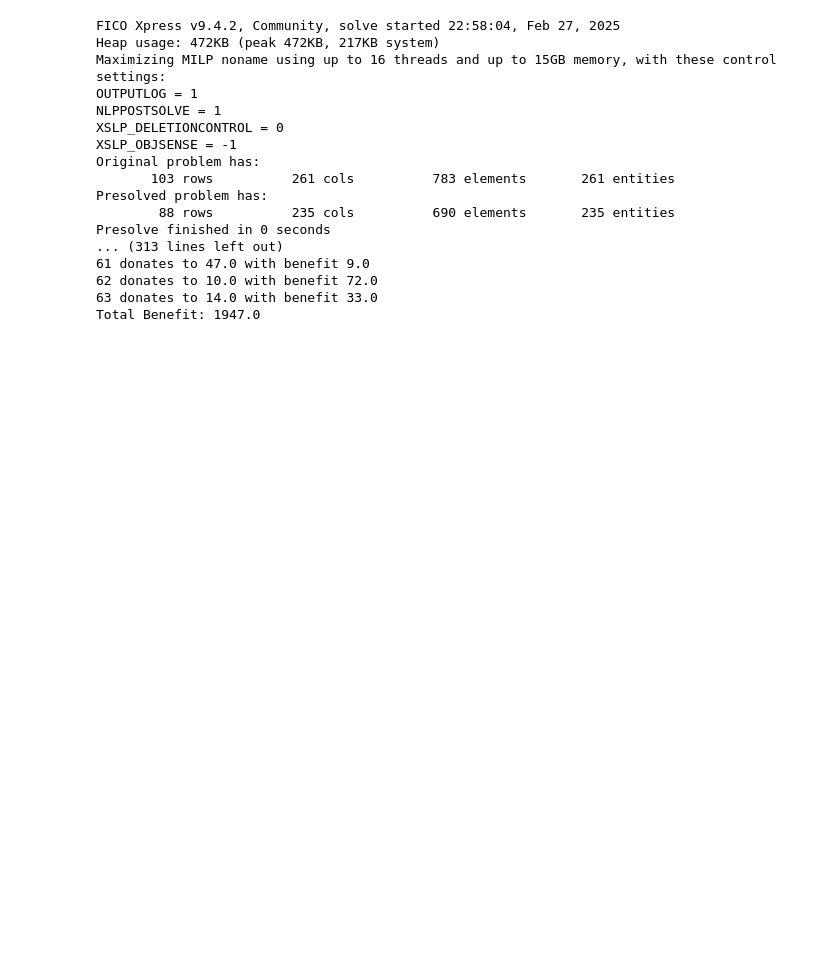
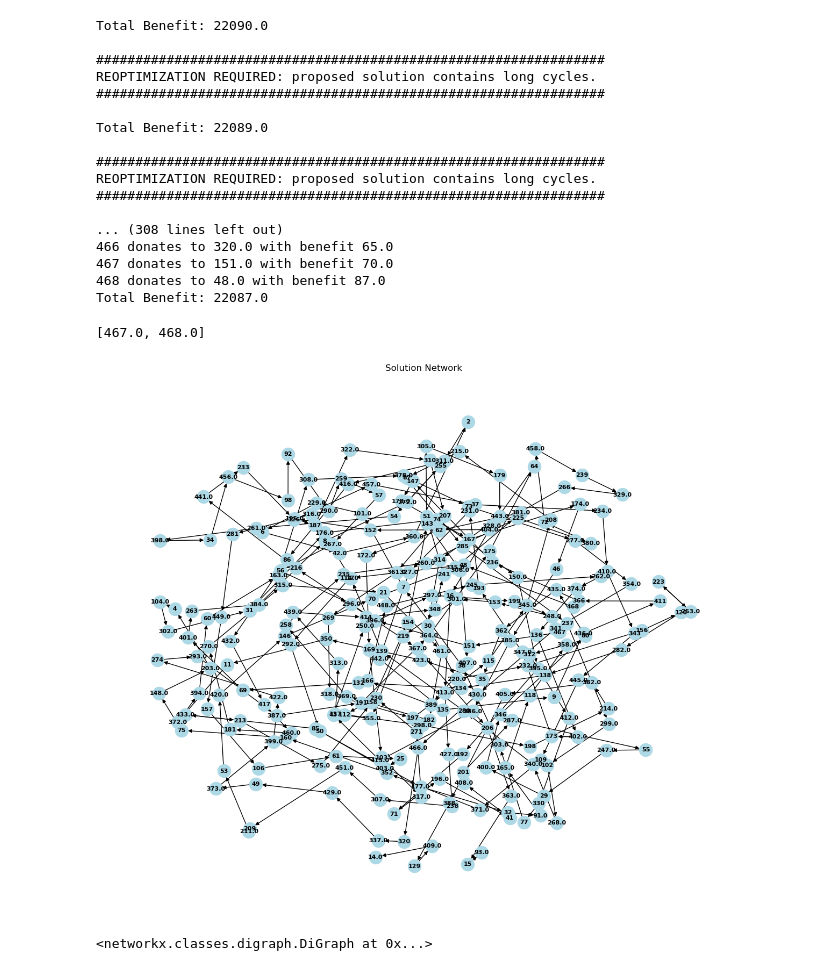
Before and after one commit to fahadbahzad/taor_project, a Jupyter notebook: ra_vF.ipynb, the cells around one changed output. Cells and saved outputs as stored; diff of their text form; code cells hidden in the pictures; blank space fills up the shorter version.

```diff
--- a/ra_vF.ipynb
+++ b/ra_vF.ipynb
@@ -8,6 +9,7 @@ import numpy as np
 # %%
 # Read the Excel file, turn into dataframe
-pool = pd.read_excel('SampleData.xlsx', engine='openpyxl')
+# pool = pd.read_excel('SampleData.xlsx', engine='openpyxl')
+pool = pd.read_excel('Data/Dataset25.xlsx', engine='openpyxl')
 
 # Remove unnecessary coloumns
 df = pool.drop('dage', axis=1)
@@ -95,11 +97,16 @@ infeasible = False # A (currently unused) flag to mark no feasible solution.
 # TODO: Add a catch for no feasible solution. This shouldn't happen but it is
 # probably better to be robust about this.
 
+start_time = time.time()
+
 while finished == False and infeasible == False:
 
     # Solve the model
+    prob.controls.outputlog = 0 # This just makes it quiet to run
     prob.solve()
     opt_sol = prob.getSolution()
+
+    print(f"Total Benefit: {prob.getObjVal()}")
 
     # Construct the graph from the optimal solution:
     DG = nx.DiGraph()
@@ -137,6 +144,15 @@ while finished == False and infeasible == False:
     prob.addConstraint(xp.Sum(y[e] for e in cycle_edges) <= len(max_cycle)-1)
 
 
+
+
+end_time = time.time()
+execution_time = end_time - start_time
+print(f"The optimization took {execution_time} seconds to execute.")
+
+
+
+
 # Print the output
 print("")
 print("")
@@ -147,26 +163,55 @@ for (u, v), var in y.items():
     if prob.getSolution(var) > 0.5:
         print(f"{u} donates to {v} with benefit {edges[(u,v)]}")
 
+solution_edges = [e for e in edges if prob.getSolution(y[e]) > 0.05]
 
 print(f"Total Benefit: {prob.getObjVal()}")
 print("")
 print("")
 print("")
 # %% [output]
-FICO Xpress v9.4.2, Community, solve started 22:58:04, Feb 27, 2025
-Heap usage: 472KB (peak 472KB, 217KB system)
-Maximizing MILP noname using up to 16 threads and up to 15GB memory, with these control settings:
-OUTPUTLOG = 1
-NLPPOSTSOLVE = 1
-XSLP_DELETIONCONTROL = 0
-XSLP_OBJSENSE = -1
-Original problem has:
-       103 rows          261 cols          783 elements       261 entities
-Presolved problem has:
-        88 rows          235 cols          690 elements       235 entities
-Presolve finished in 0 seconds
-... (313 lines left out)
-61 donates to 47.0 with benefit 9.0
-62 donates to 10.0 with benefit 72.0
-63 donates to 14.0 with benefit 33.0
-Total Benefit: 1947.0
+Total Benefit: 22090.0
+
+#################################################################
+REOPTIMIZATION REQUIRED: proposed solution contains long cycles.
+#################################################################
+
+Total Benefit: 22089.0
+
+#################################################################
+REOPTIMIZATION REQUIRED: proposed solution contains long cycles.
+#################################################################
+
+... (308 lines left out)
+466 donates to 320.0 with benefit 65.0
+467 donates to 151.0 with benefit 70.0
+468 donates to 48.0 with benefit 87.0
+Total Benefit: 22087.0
+# %%
+altruistic_donors
+# %% [output]
+[467.0, 468.0]
+# %%
+def solution_network(edges):
+    G = nx.DiGraph()
+
+    # Add edges
+    for e in edges:
+        G.add_edge(e[0], e[1])
+
+    # Draw the graph
+    plt.figure(figsize=(12, 10))
+    pos = nx.spring_layout(G, k=0.208, seed=42)
+    nx.draw(G, pos, with_labels=True, node_color='lightblue', edge_color='black',
+            node_size=300, font_size=8, font_weight='bold', arrows=True)
+
+
+    plt.title("Solution Network")
+    plt.show()
+
+    return G
+
+solution_network(solution_edges)
+# %% [output]
+[figure, added]
+<networkx.classes.digraph.DiGraph at 0x...>
```
Also changed, not shown: parts of 1 cell of this notebook, 2 other files.
